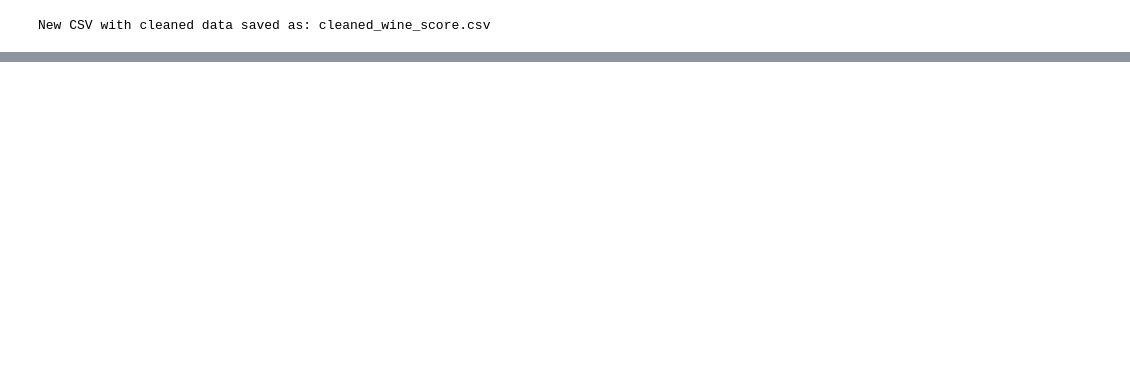
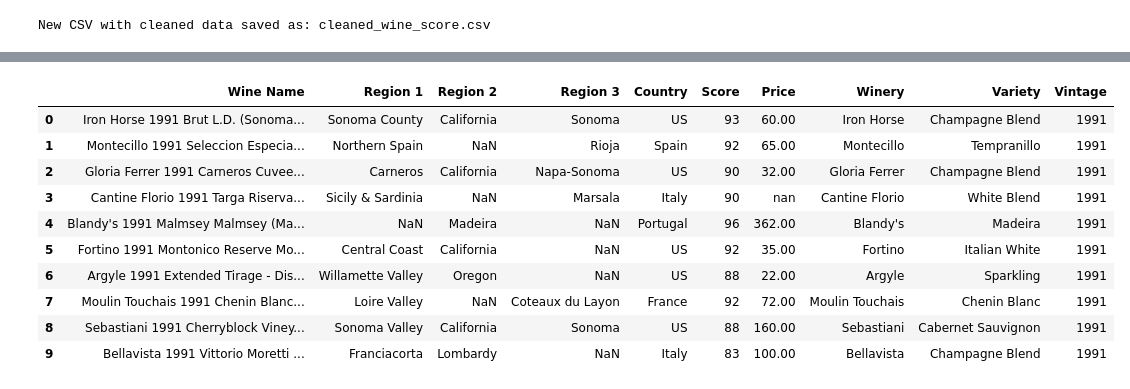
Before and after one commit to georgejieh/predicting_grape_suitability_based_on_climate_and_precipitation, a Jupyter notebook: cleaning_data.ipynb, the cells around one changed output, grey strips where cells are left out. Drawn from its saved outputs; the diff is of its cells as text; code cells hidden in the pictures; blank space fills up the shorter version.

```diff
--- a/cleaning_data.ipynb
+++ b/cleaning_data.ipynb
@@ -230,0 +477,3 @@ New CSV with cleaned data saved as: cleaned_wine_score.csv
+# %%
+combined_df = pd.read_csv('data\intermediate\combined_wine_data_with_diacritics_removed.csv')
+combined_df.head()
@@ -230,0 +525,34 @@ New CSV with cleaned data saved as: cleaned_wine_score.csv
+# %%
+# Price data also need to be standardized
+def clean_price(price):
+    if pd.isna(price):
+        return price
+    # Remove $ sign if present and convert to float
+    return float(price.replace('$', ''))
+
+# Apply the function to the 'Price' column
+combined_df['Price'] = combined_df['Price'].apply(clean_price)
+
+# Format the 'Price' column to show value up to the second decimal place
+combined_df['Price'] = combined_df['Price'].map('{:.2f}'.format)
+
+# Sort the combined DataFrame by 'Vintage' in increasing order
+combined_df.sort_values(by='Vintage', inplace=True)
+
+# Reset the index of the DataFrame
+combined_df.reset_index(drop=True, inplace=True)
+
+# Check results
+combined_df.head(10)
+# %% [output]
+|  | Wine Name | Region 1 | Region 2 | Region 3 | Country | Score | Price | Winery | Variety | Vintage |
+| 0 | Iron Horse 1991 Brut L.D. (Sonoma... | Sonoma County | California | Sonoma | US | 93 | 60.00 | Iron Horse | Champagne Blend | 1991 |
+| 1 | Montecillo 1991 Seleccion Especia... | Northern Spain | NaN | Rioja | Spain | 92 | 65.00 | Montecillo | Tempranillo | 1991 |
+| 2 | Gloria Ferrer 1991 Carneros Cuvee... | Carneros | California | Napa-Sonoma | US | 90 | 32.00 | Gloria Ferrer | Champagne Blend | 1991 |
+| 3 | Cantine Florio 1991 Targa Riserva... | Sicily & Sardinia | NaN | Marsala | Italy | 90 | nan | Cantine Florio | White Blend | 1991 |
+| 4 | Blandy's 1991 Malmsey Malmsey (Ma... | NaN | Madeira | NaN | Portugal | 96 | 362.00 | Blandy's | Madeira | 1991 |
+| 5 | Fortino 1991 Montonico Reserve Mo... | Central Coast | California | NaN | US | 92 | 35.00 | Fortino | Italian White | 1991 |
+| 6 | Argyle 1991 Extended Tirage - Dis... | Willamette Valley | Oregon | NaN | US | 88 | 22.00 | Argyle | Sparkling | 1991 |
+| 7 | Moulin Touchais 1991 Chenin Blanc... | Loire Valley | NaN | Coteaux du Layon | France | 92 | 72.00 | Moulin Touchais | Chenin Blanc | 1991 |
+| 8 | Sebastiani 1991 Cherryblock Viney... | Sonoma Valley | California | Sonoma | US | 88 | 160.00 | Sebastiani | Cabernet Sauvignon | 1991 |
+| 9 | Bellavista 1991 Vittorio Moretti ... | Franciacorta | Lombardy | NaN | Italy | 83 | 100.00 | Bellavista | Champagne Blend | 1991 |
```
Also changed, not shown: parts of 20 cells of this notebook, 9 other files.
